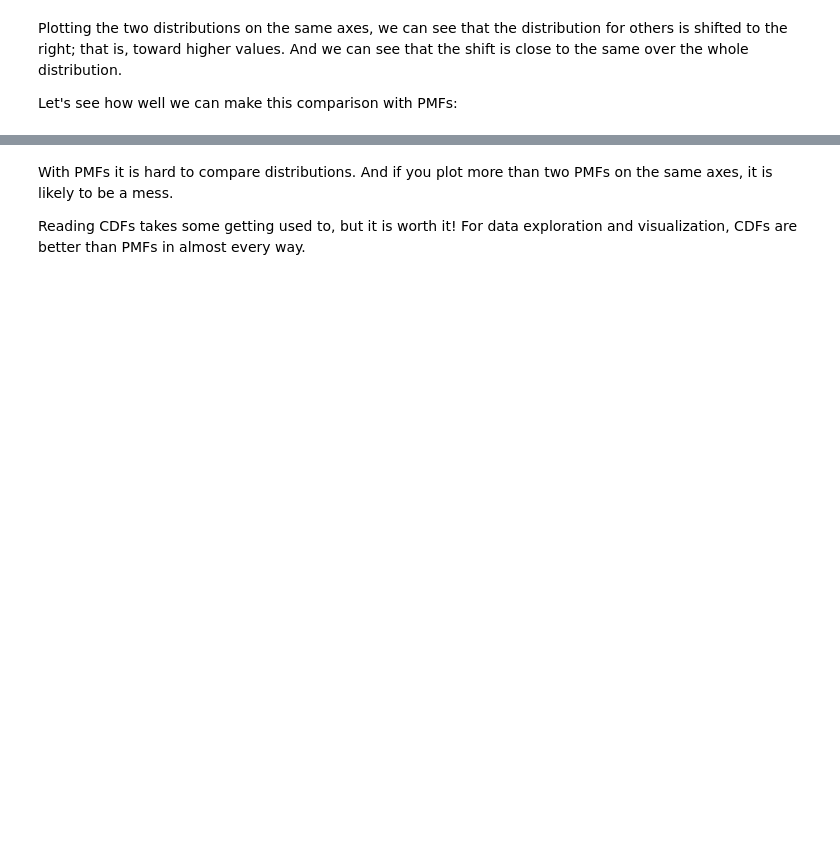
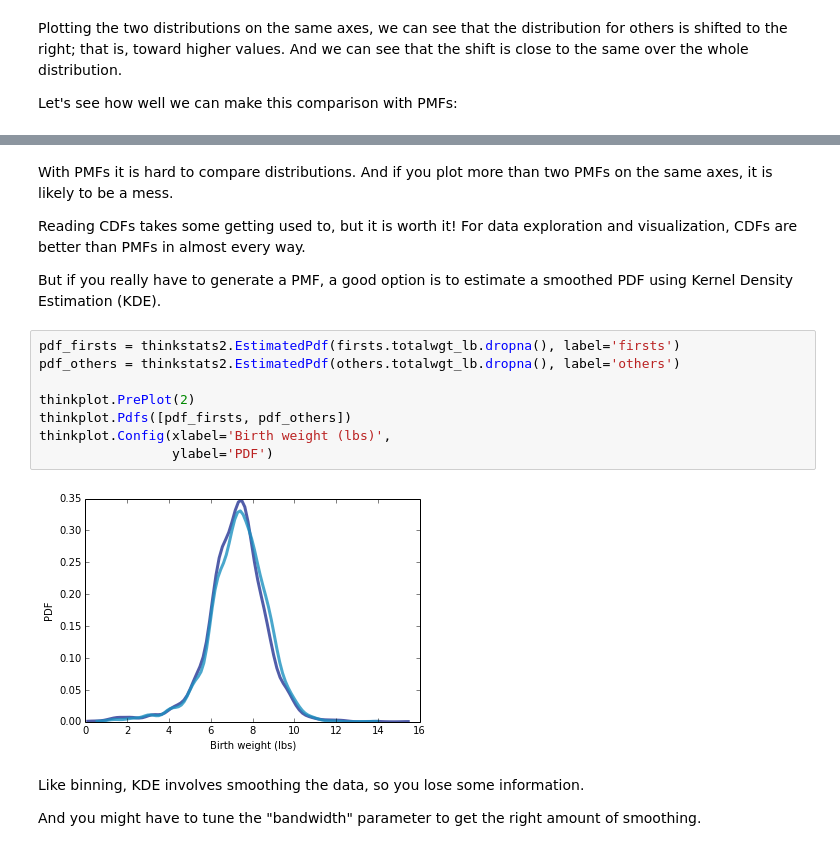
Before and after one commit to AllenDowney/DataExploration, a Jupyter notebook: distribution.ipynb, the cells around one changed output, grey strips where cells are left out. Cells and saved outputs as stored; diff of their text form; blank space fills up the shorter version.

```diff
--- a/distribution.ipynb
+++ b/distribution.ipynb
@@ -227,3 +258,19 @@ thinkplot.Config(xlabel='Birth weight (lbs)',
 With PMFs it is hard to compare distributions.  And if you plot more than two PMFs on the same axes, it is likely to be a mess.
 
 Reading CDFs takes some getting used to, but it is worth it!  For data exploration and visualization, CDFs are better than PMFs in almost every way.
+
+But if you really have to generate a PMF, a good option is to estimate a smoothed PDF using Kernel Density Estimation (KDE).
+# %%
+pdf_firsts = thinkstats2.EstimatedPdf(firsts.totalwgt_lb.dropna(), label='firsts')
+pdf_others = thinkstats2.EstimatedPdf(others.totalwgt_lb.dropna(), label='others')
+
+thinkplot.PrePlot(2)
+thinkplot.Pdfs([pdf_firsts, pdf_others])
+thinkplot.Config(xlabel='Birth weight (lbs)',
+                 ylabel='PDF')
+# %% [output]
+[figure, added]
+# %% [markdown]
+Like binning, KDE involves smoothing the data, so you lose some information.
+
+And you might have to tune the "bandwidth" parameter to get the right amount of smoothing.
```
Also changed, not shown: parts of 11 cells of this notebook, 1 other file.
